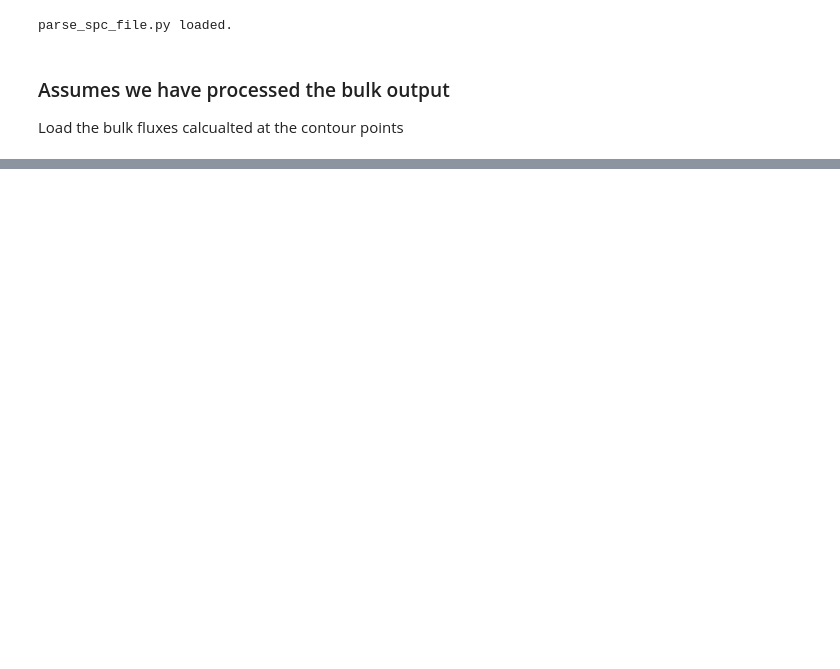
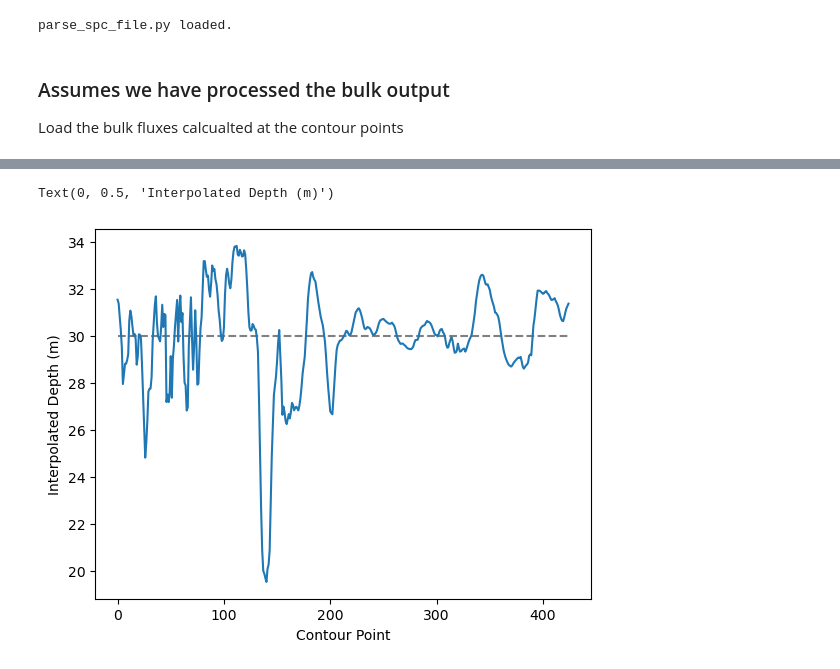
Before and after one commit to csherwood-usgs/NOPP_comparison, a Jupyter notebook: process_adcirc.ipynb, the cells around one changed output, grey strips where cells are left out. Drawn from its saved outputs; the diff is of its cells as text; code cells hidden in the pictures; blank space fills up the shorter version.

```diff
--- a/process_adcirc.ipynb
+++ b/process_adcirc.ipynb
@@ -118,0 +233,8 @@ Attributes:
+# %%
+plt.plot( ds_tp['point'], 30.*np.ones_like( ds_tp['depth_p'] ),'--', c='gray')
+plt.plot( ds_tp['point'], ds_tp['depth_p'] )
+plt.xlabel('Contour Point')
+plt.ylabel('Interpolated Depth (m)')
+# %% [output]
+Text(0, 0.5, 'Interpolated Depth (m)')
+[figure, added]
```
Also changed, not shown: parts of 8 cells of this notebook, 3 other files.
